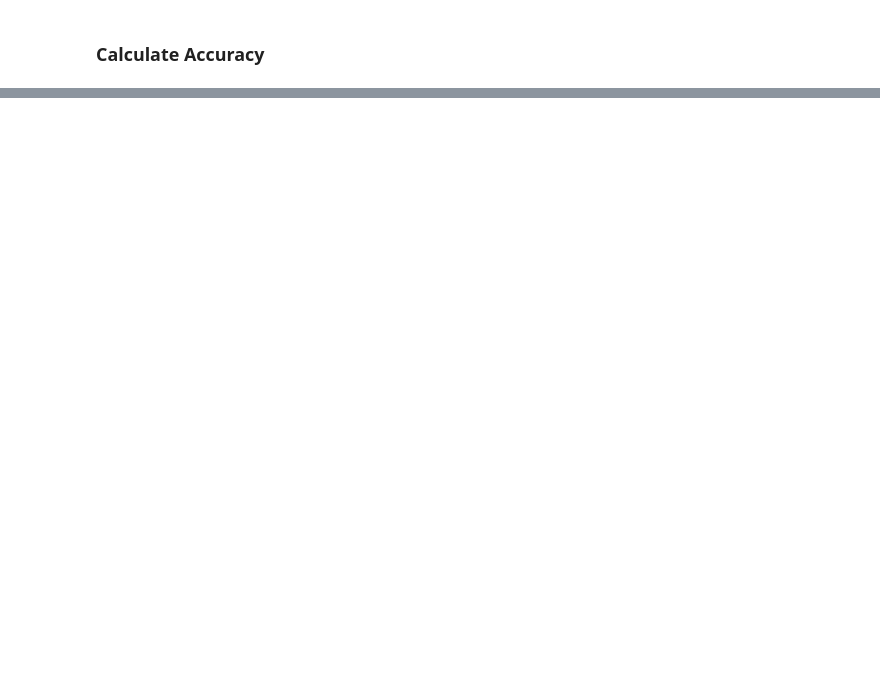
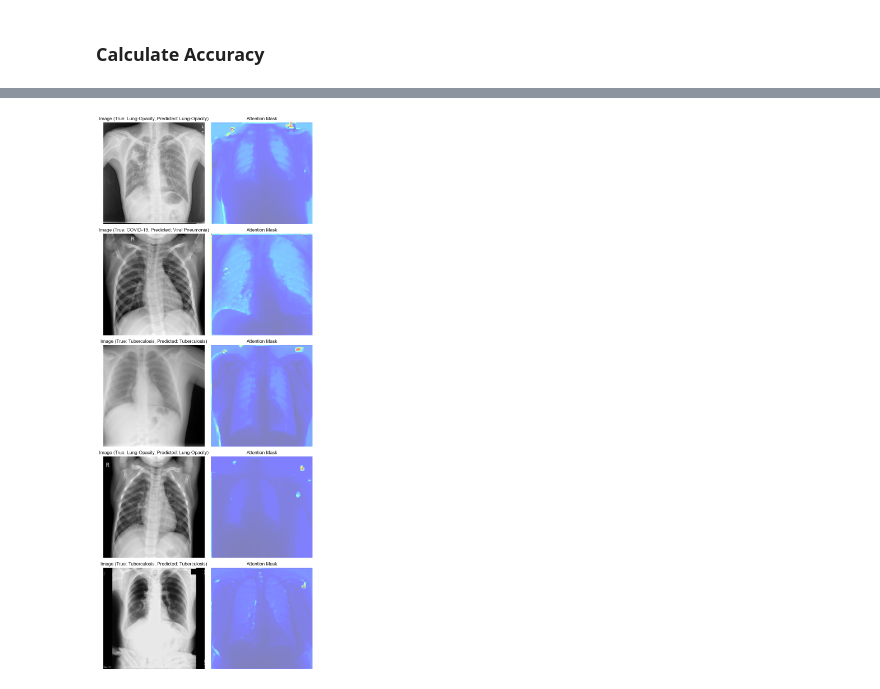
Before and after one commit to Fabianofski/medical-chest-xray, a Jupyter notebook: medical.ipynb, the cells around one changed output, grey strips where cells are left out. Cells and saved outputs as stored; diff of their text form; code cells hidden in the pictures; blank space fills up the shorter version.

```diff
--- a/medical.ipynb
+++ b/medical.ipynb
@@ -232,0 +276,26 @@ torch.save(model.state_dict(), 'xray_v1.pth')
+# %%
+import matplotlib.pyplot as plt
+import numpy as np
+
+def render_predictions(images, attention_masks, true_labels, predicted_labels, label_mapping):
+    num_samples = min(5, len(images))
+    fig, axes = plt.subplots(num_samples, 2, figsize=(8, 4*num_samples))
+
+    for i in range(num_samples):
+        image = images[i].squeeze()
+        attention_mask = attention_masks[i].squeeze()
+
+        axes[i, 0].imshow(image, cmap='gray')
+        axes[i, 0].set_title(f'Image (True: {label_mapping[true_labels[i]]}, Predicted: {label_mapping[predicted_labels[i]]})')
+        axes[i, 0].axis('off')
+
+        axes[i, 1].imshow(attention_mask, cmap='jet', alpha=0.5)
+        axes[i, 1].set_title('Attention Mask')
+        axes[i, 1].axis('off')
+
+    plt.tight_layout()
+    plt.show()
+
+render_predictions(images, attention_masks, true_labels, predicted_labels, label_mapping)
+# %% [output]
+[figure, added]
```
Also changed, not shown: parts of 13 cells of this notebook.
